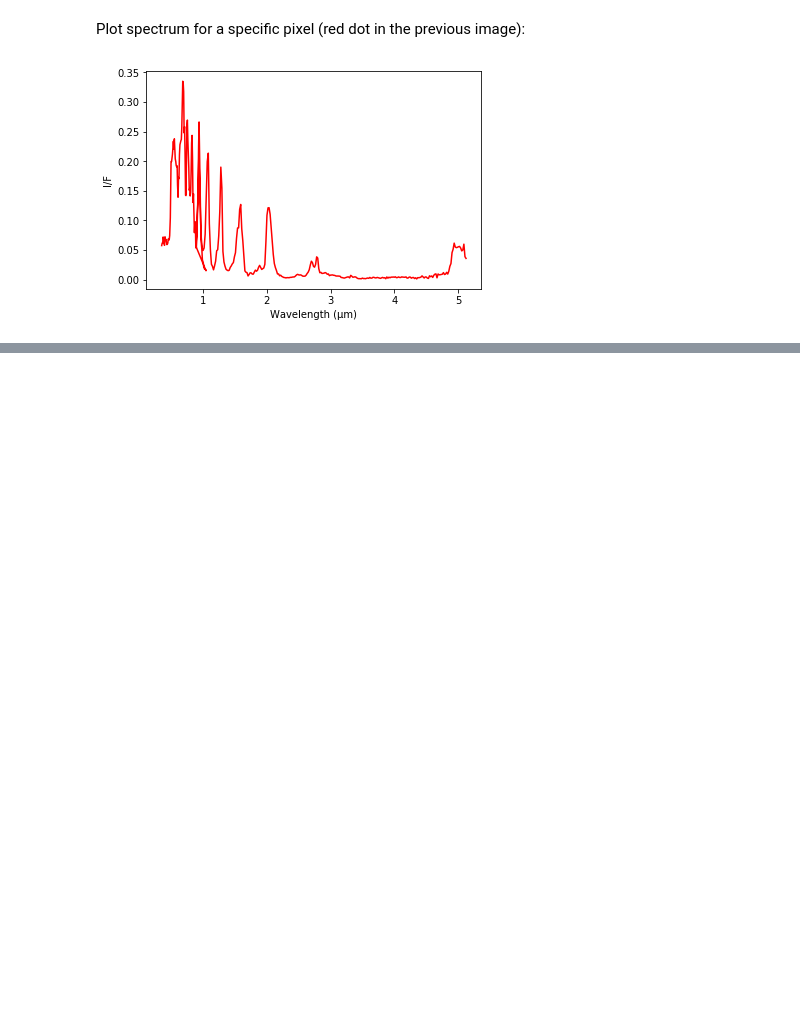
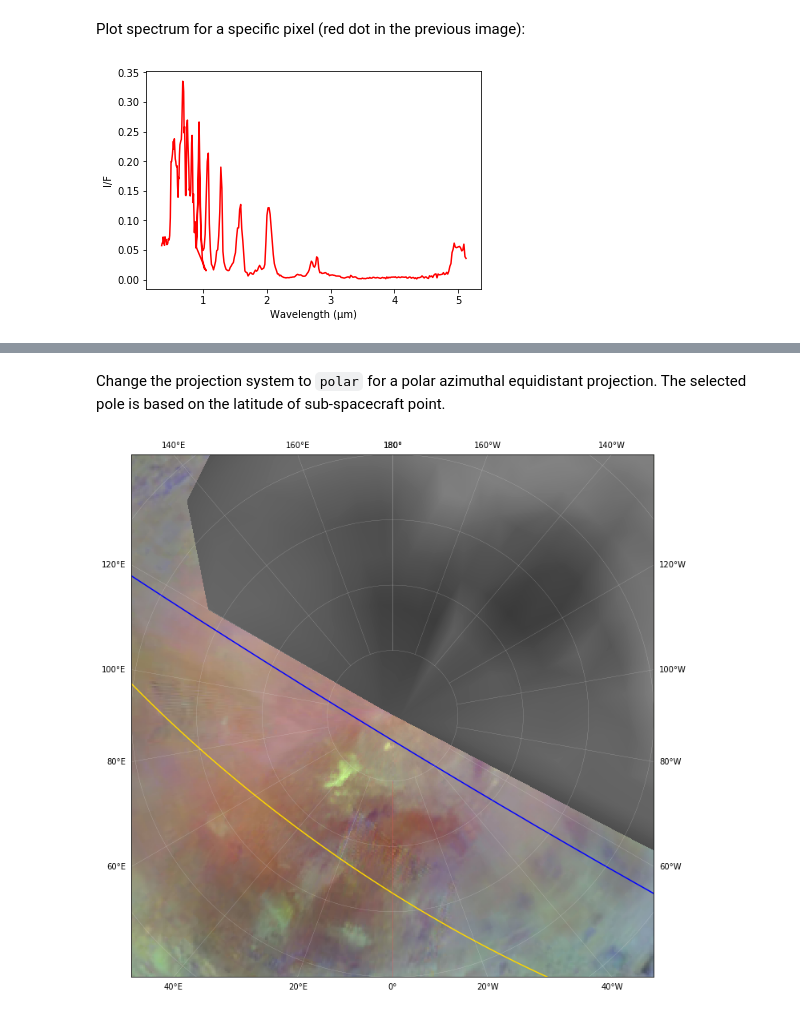
Before and after one commit to seignovert/pyvims, a Jupyter notebook: pyvims.ipynb, the cells around one changed output, grey strips where cells are left out. Drawn from its saved outputs; the diff is of its cells as text; code cells hidden in the pictures; blank space fills up the shorter version.

```diff
--- a/pyvims.ipynb
+++ b/pyvims.ipynb
@@ -111,0 +128,6 @@ plt.ylabel('I/F');
+# %% [markdown]
+Change the projection system to ``polar`` for a polar azimuthal equidistant projection. The selected pole is based on the latitude of sub-spacecraft point.
+# %%
+cube.plot_map('polar');
+# %% [output]
+[figure, added]
```
Also changed, not shown: parts of 11 cells of this notebook.
